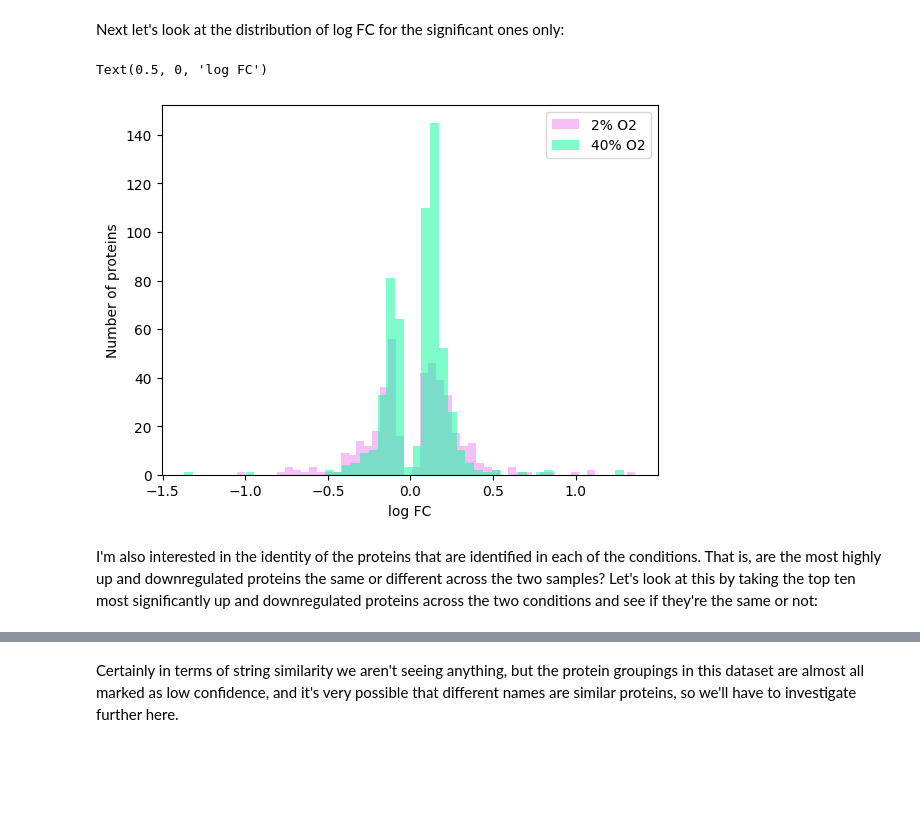
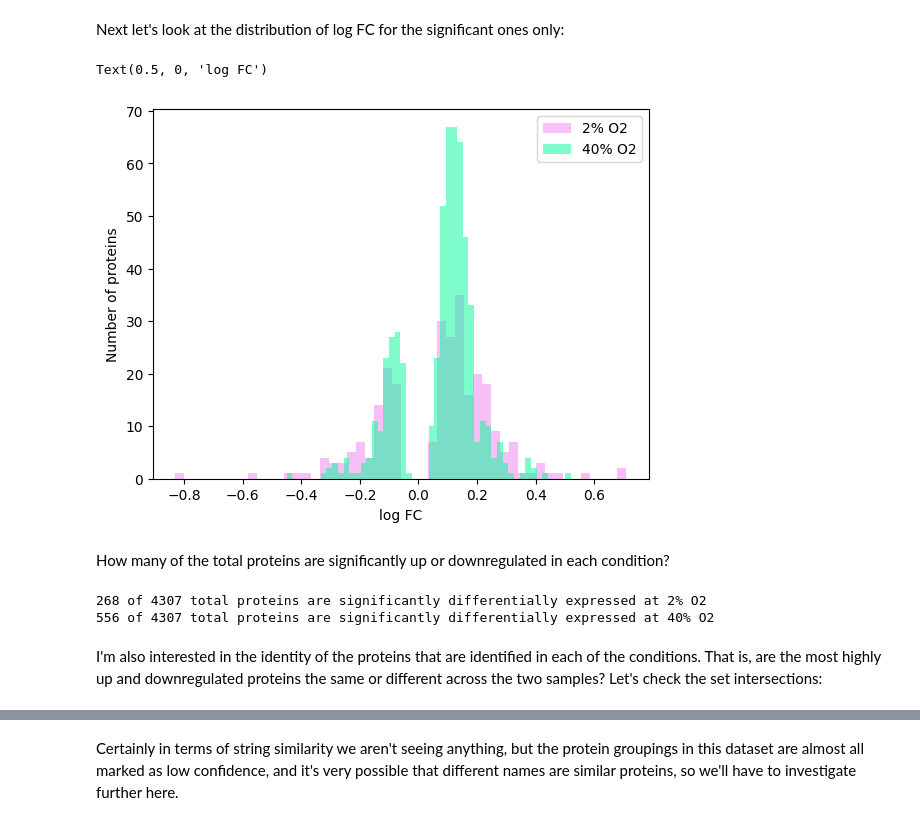
Before and after one commit to serenalotreck/photorespiration-omics, a Jupyter notebook: notebooks/protein_differential_expression_exploration.ipynb, the cells around one changed output, grey strips where cells are left out. Saved outputs shown, nothing was run; the diff lists cells and outputs as text; code cells hidden in the pictures; blank space fills up the shorter version.

Commit message:
Add protein DE analysis and initial transcriptomics data exploration

```diff
--- a/notebooks/protein_differential_expression_exploration.ipynb
+++ b/notebooks/protein_differential_expression_exploration.ipynb
@@ -21,7 +21,7 @@ two_vs_21.head()
 | 4 | 5 | True | Empty | Ribulose bisphosphate carboxylase... | P10896 | RCA | 52 kDa | ... |
 5 rows × 35 columns
 # %%
-forty_vs_21 = pd.read_csv('../data/proteomics/40_vs_21_O2_differential_expression_results.csv', header=4)
+forty_vs_21 = pd.read_csv('../data/proteomics/40_vs_21_O2_de_results_median_permutation_test.csv', header=4)
 forty_vs_21.head()
 # %% [output]
 |  | # | Visible? | Starred? | Identified Proteins (5249) | Accession Number | Alternate ID | Molecular Weight | ... |
@@ -34,3 +36,8 @@ forty_vs_21.head()
+# %%
+two_pval_col_name = "Permutation Test (p-value) Benjamini-Hochberg (p < 0.00287)"
+forty_pval_col_name = "Permutation Test (p-value) Benjamini-Hochberg (p < 0.00598)"
+two_pval_cutoff = 0.00287
+forty_pval_cutoff = 0.00598
 # %% [markdown]
 ## Exploratory data anlysis
 Let's just get an idea for what's going on with some basic plots.
@@ -39,12 +46,12 @@ Something I'm curious about is how some of the proteins test significant but see
 
 When the p-value is very small, Scaffold just reports it as the string `< 0.0001`, so we need to change those all to some number in order to be able to plot them; I'm just going to change them all to `0.00009`. There are also some null p-values represetned by `--`, I am going to replace these with `np.nan`
 # %%
-two_vs_21['T-Test (p-value) Benjamini-Hochberg (p < 0.00512)'] = two_vs_21['T-Test (p-value) Benjamini-Hochberg (p < 0.00512)'].replace('< 0.0001', '0.00009')
-forty_vs_21['T-Test (p-value) Benjamini-Hochberg (p < 0.00745)'] = forty_vs_21['T-Test (p-value) Benjamini-Hochberg (p < 0.00745)'].replace('< 0.0001', '0.00009')
+two_vs_21[two_pval_col_name] = two_vs_21[two_pval_col_name].replace('< 0.0001', '0.00009')
+forty_vs_21[forty_pval_col_name] = forty_vs_21[forty_pval_col_name].replace('< 0.0001', '0.00009')
 
-two_vs_21['T-Test (p-value) Benjamini-Hochberg (p < 0.00512)'] = two_vs_21['T-Test (p-value) Benjamini-Hochberg (p < 0.00512)'].replace('--', np.nan)
-forty_vs_21['T-Test (p-value) Benjamini-Hochberg (p < 0.00745)'] = forty_vs_21['T-Test (p-value) Benjamini-Hochberg (p < 0.00745)'].replace('--', np.nan)
+two_vs_21[two_pval_col_name] = two_vs_21[two_pval_col_name].replace('--', np.nan)
+forty_vs_21[forty_pval_col_name] = forty_vs_21[forty_pval_col_name].replace('--', np.nan)
 # %%
-two_vs_21['T-Test (p-value) Benjamini-Hochberg (p < 0.00512)'] = two_vs_21['T-Test (p-value) Benjamini-Hochberg (p < 0.00512)'].astype('float64')
-forty_vs_21['T-Test (p-value) Benjamini-Hochberg (p < 0.00745)'] = forty_vs_21['T-Test (p-value) Benjamini-Hochberg (p < 0.00745)'].astype('float64')
+two_vs_21[two_pval_col_name] = two_vs_21[two_pval_col_name].astype('float64')
+forty_vs_21[forty_pval_col_name] = forty_vs_21[forty_pval_col_name].astype('float64')
 # %%
@@ -72,16 +79,24 @@ Text(0.5, 0, 'log FC')
 # %% [markdown]
 Next let's look at the distribution of log FC for the significant ones only:
 # %%
-two_signif = two_vs_21["Log? Fold Change by Category (Treatment 1 / Reference)"][two_vs_21["T-Test (p-value) Benjamini-Hochberg (p < 0.00512)"] < 0.00512]
-forty_signif = forty_vs_21["Log? Fold Change by Category (Treatment 2 / Reference)"][forty_vs_21["T-Test (p-value) Benjamini-Hochberg (p < 0.00745)"] < 0.00745]
+two_signif = two_vs_21["Log? Fold Change by Category (Treatment 1 / Reference)"][two_vs_21[two_pval_col_name] < two_pval_cutoff]
+forty_signif = forty_vs_21["Log? Fold Change by Category (Treatment 2 / Reference)"][forty_vs_21[forty_pval_col_name] < forty_pval_cutoff]
 plt.hist(two_signif, color='violet', label='2% O2', alpha=0.5, bins=50)
 plt.hist(forty_signif, color='mediumspringgreen', label='40% O2', alpha=0.5, bins=50)
 plt.legend()
 plt.ylabel('Number of proteins')
 plt.xlabel('log FC')
 # %% [output]
 Text(0.5, 0, 'log FC')
-[figure, old version]
+[figure, new version]
+# %% [markdown]
+How many of the total proteins are significantly up or downregulated in each condition?
+# %%
+print(f'{len(two_signif)} of {len(two_vs_21)} total proteins are significantly differentially expressed at 2% O2')
+print(f'{len(forty_signif)} of {len(forty_vs_21)} total proteins are significantly differentially expressed at 40% O2')
+# %% [output]
+268 of 4307 total proteins are significantly differentially expressed at 2% O2
+556 of 4307 total proteins are significantly differentially expressed at 40% O2
 # %% [markdown]
-I'm also interested in the identity of the proteins that are identified in each of the conditions. That is, are the most highly up and downregulated proteins the same or different across the two samples? Let's look at this by taking the top ten most significantly up and downregulated proteins across the two conditions and see if they're the same or not:
+I'm also interested in the identity of the proteins that are identified in each of the conditions. That is, are the most highly up and downregulated proteins the same or different across the two samples? Let's check the set intersections:
 # %%
```
Also changed, not shown: parts of 8 cells of this notebook, 2 other files.
